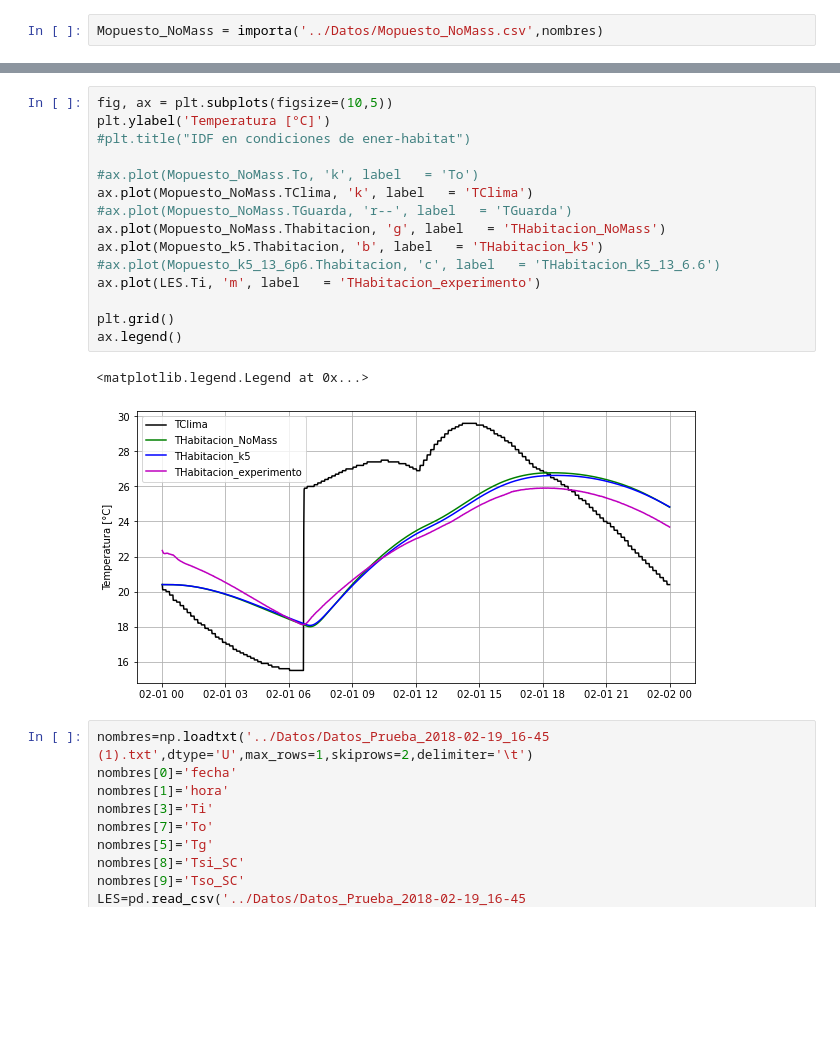
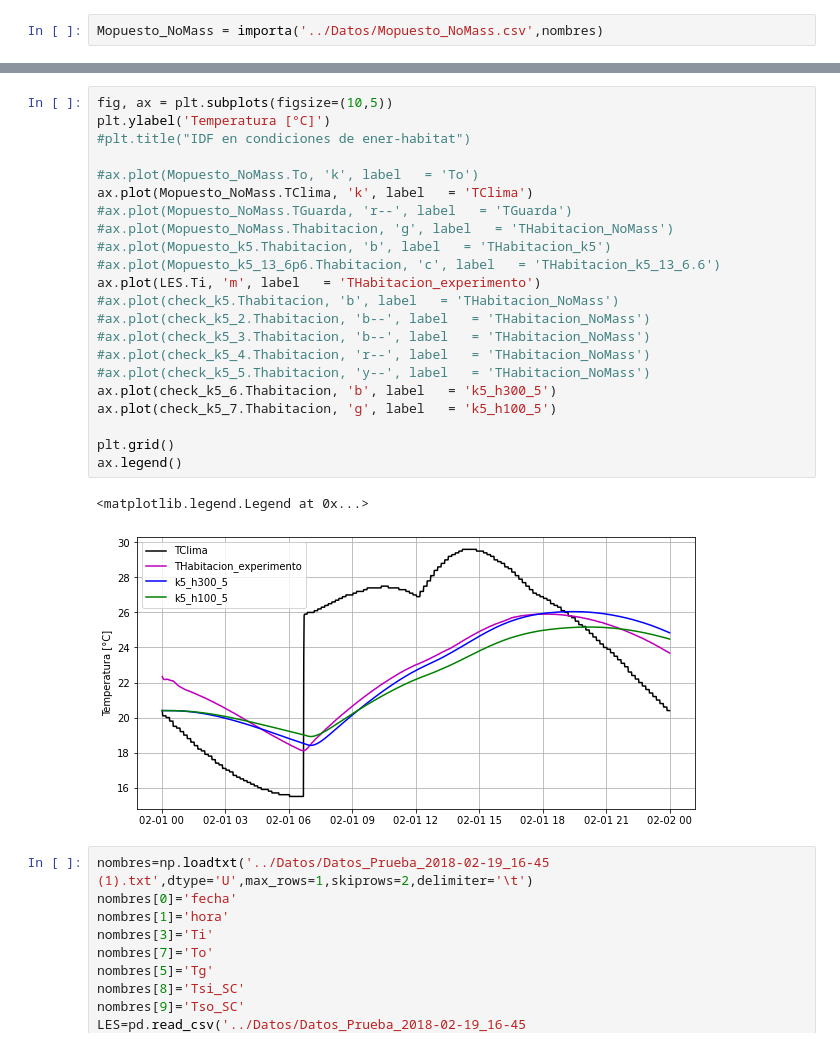
Before and after one commit to gabyagaa/LES, a Jupyter notebook: libretas/220516_Python_pruebas.ipynb, the cells around one changed output, grey strips where cells are left out. Saved outputs shown, nothing was run; the diff lists cells and outputs as text; blank space fills up the shorter version.

```diff
--- a/libretas/220516_Python_pruebas.ipynb
+++ b/libretas/220516_Python_pruebas.ipynb
@@ -71,21 +59,28 @@ Mopuesto_NoMass.plot()
 # %%
 fig, ax = plt.subplots(figsize=(10,5))
 plt.ylabel('Temperatura [°C]')
 #plt.title("IDF en condiciones de ener-habitat")
 
 #ax.plot(Mopuesto_NoMass.To, 'k', label   = 'To')
 ax.plot(Mopuesto_NoMass.TClima, 'k', label   = 'TClima')
 #ax.plot(Mopuesto_NoMass.TGuarda, 'r--', label   = 'TGuarda')
-ax.plot(Mopuesto_NoMass.Thabitacion, 'g', label   = 'THabitacion_NoMass')
-ax.plot(Mopuesto_k5.Thabitacion, 'b', label   = 'THabitacion_k5')
+#ax.plot(Mopuesto_NoMass.Thabitacion, 'g', label   = 'THabitacion_NoMass')
+#ax.plot(Mopuesto_k5.Thabitacion, 'b', label   = 'THabitacion_k5')
 #ax.plot(Mopuesto_k5_13_6p6.Thabitacion, 'c', label   = 'THabitacion_k5_13_6.6')
 ax.plot(LES.Ti, 'm', label   = 'THabitacion_experimento')
+#ax.plot(check_k5.Thabitacion, 'b', label   = 'THabitacion_NoMass')
+#ax.plot(check_k5_2.Thabitacion, 'b--', label   = 'THabitacion_NoMass')
+#ax.plot(check_k5_3.Thabitacion, 'b--', label   = 'THabitacion_NoMass')
+#ax.plot(check_k5_4.Thabitacion, 'r--', label   = 'THabitacion_NoMass')
+#ax.plot(check_k5_5.Thabitacion, 'y--', label   = 'THabitacion_NoMass')
+ax.plot(check_k5_6.Thabitacion, 'b', label   = 'k5_h300_5')
+ax.plot(check_k5_7.Thabitacion, 'g', label   = 'k5_h100_5')
 
 plt.grid()
 ax.legend()
 # %% [output]
 <matplotlib.legend.Legend at 0x...>
-[figure, old version]
+[figure, new version]
 # %%
 nombres=np.loadtxt('../Datos/Datos_Prueba_2018-02-19_16-45 (1).txt',dtype='U',max_rows=1,skiprows=2,delimiter='\t')
 nombres[0]='fecha'
```
Also changed, not shown: parts of 11 cells of this notebook, 7 other files.
